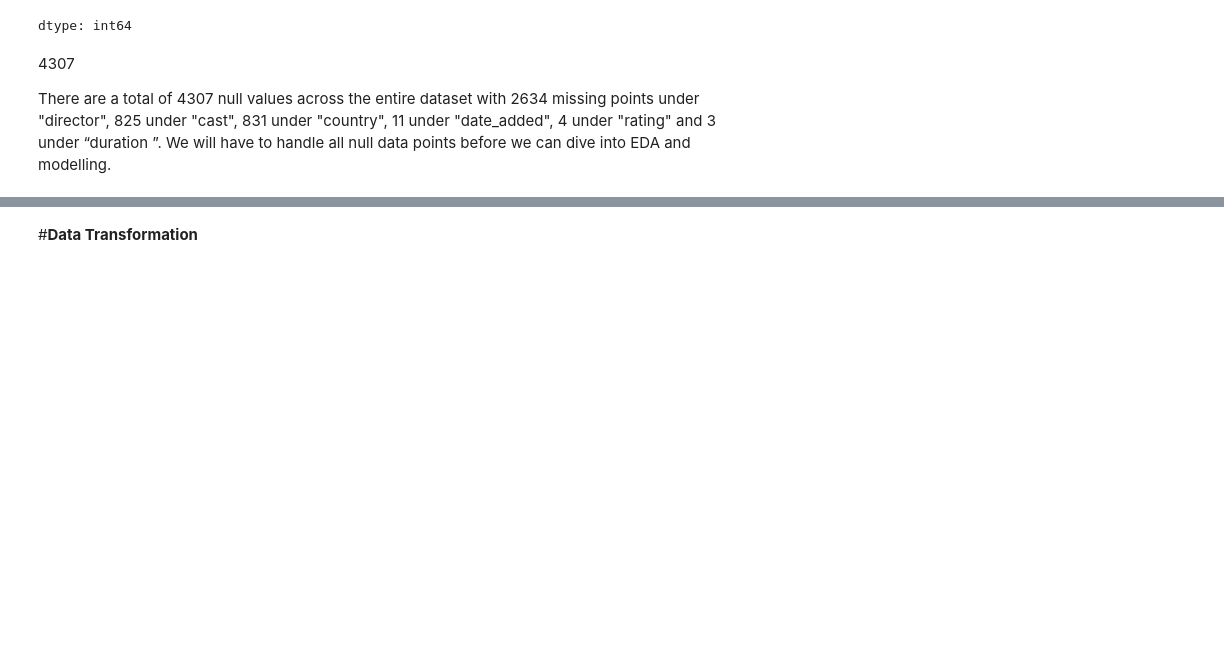
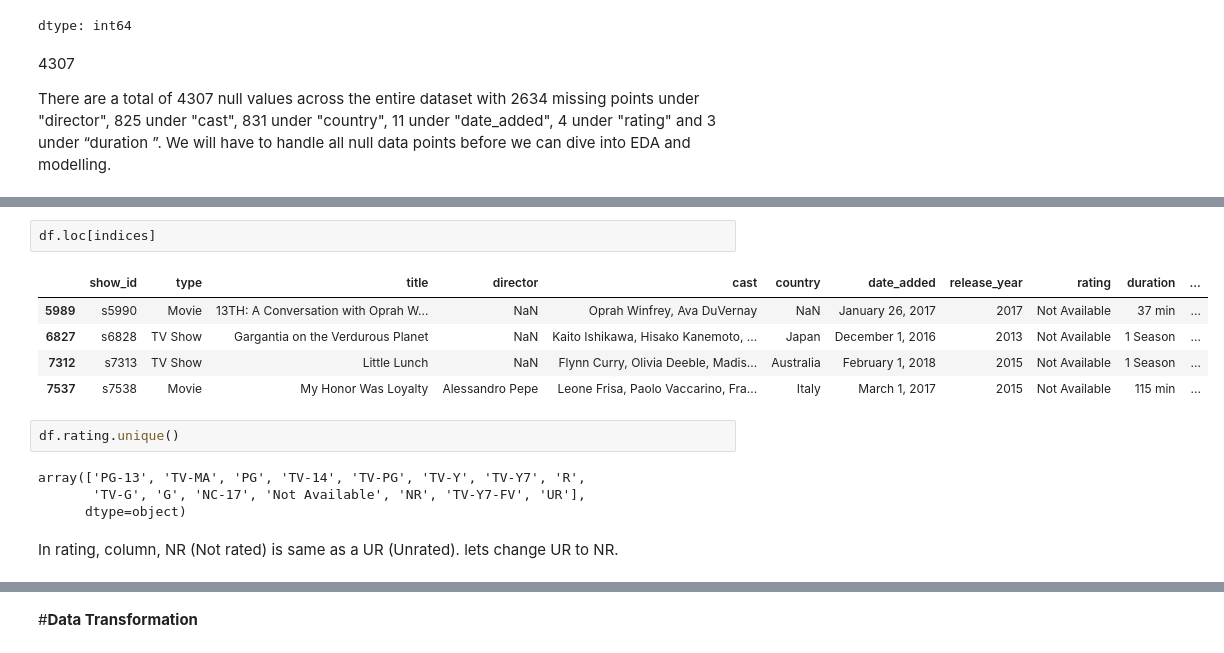
Before and after one commit to sr606/Python-Practice, a Jupyter notebook: Business_Case_Netflix_Data_Exploration_and_Visualisation.ipynb, the cells around one changed output, grey strips where cells are left out. Drawn from its saved outputs; the diff is of its cells as text; blank space fills up the shorter version.

```diff
--- a/Business_Case_Netflix_Data_Exploration_and_Visualisation.ipynb
+++ b/Business_Case_Netflix_Data_Exploration_and_Visualisation.ipynb
@@ -163,0 +233,16 @@ modelling.
+# %%
+df.loc[indices]
+# %% [output]
+|  | show_id | type | title | director | cast | country | date_added | release_year | rating | duration | ... |
+| 5989 | s5990 | Movie | 13TH: A Conversation with Oprah W... | NaN | Oprah Winfrey, Ava DuVernay | NaN | January 26, 2017 | 2017 | Not Available | 37 min | ... |
+| 6827 | s6828 | TV Show | Gargantia on the Verdurous Planet | NaN | Kaito Ishikawa, Hisako Kanemoto, ... | Japan | December 1, 2016 | 2013 | Not Available | 1 Season | ... |
+| 7312 | s7313 | TV Show | Little Lunch | NaN | Flynn Curry, Olivia Deeble, Madis... | Australia | February 1, 2018 | 2015 | Not Available | 1 Season | ... |
+| 7537 | s7538 | Movie | My Honor Was Loyalty | Alessandro Pepe | Leone Frisa, Paolo Vaccarino, Fra... | Italy | March 1, 2017 | 2015 | Not Available | 115 min | ... |
+# %%
+df.rating.unique()
+# %% [output]
+array(['PG-13', 'TV-MA', 'PG', 'TV-14', 'TV-PG', 'TV-Y', 'TV-Y7', 'R',
+       'TV-G', 'G', 'NC-17', 'Not Available', 'NR', 'TV-Y7-FV', 'UR'],
+      dtype=object)
+# %% [markdown]
+In rating, column, NR (Not rated) is same as a UR (Unrated). lets change UR to NR.
```
Also changed, not shown: parts of 22 cells of this notebook.
